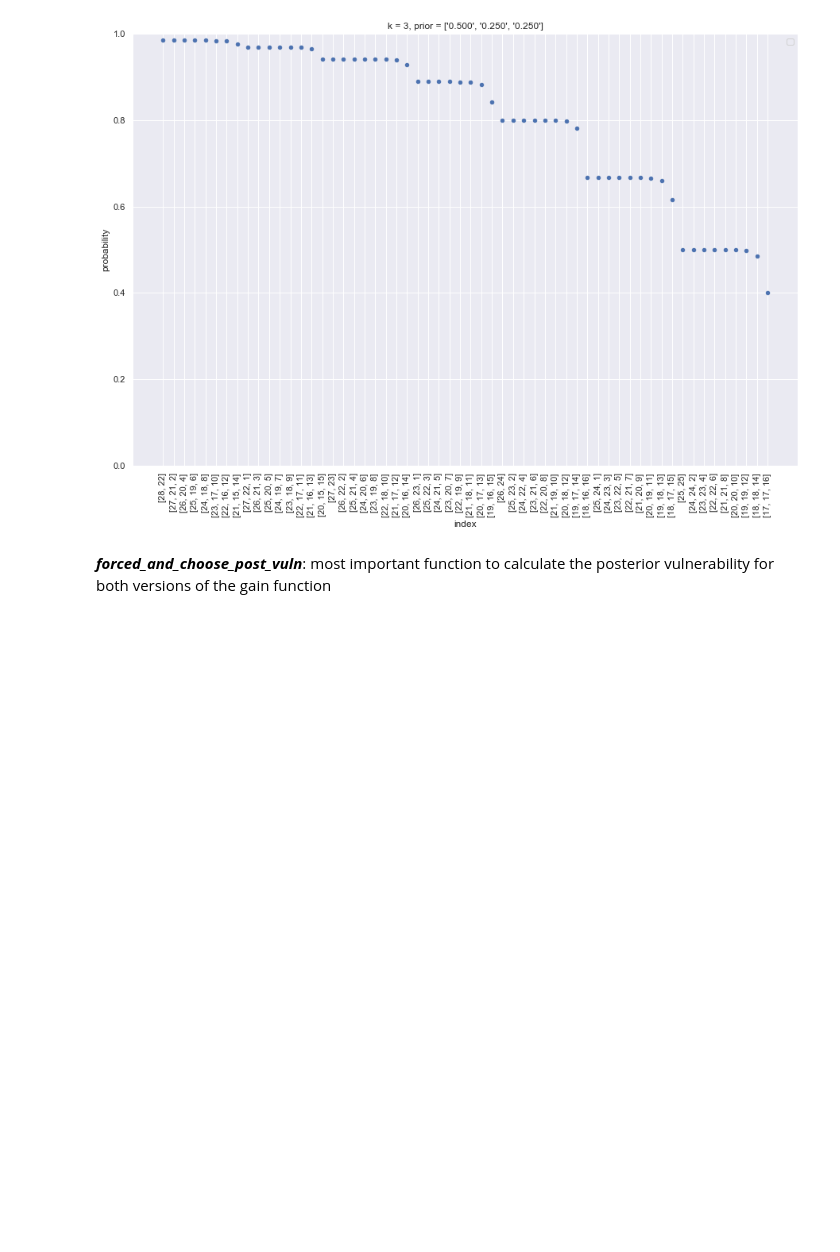
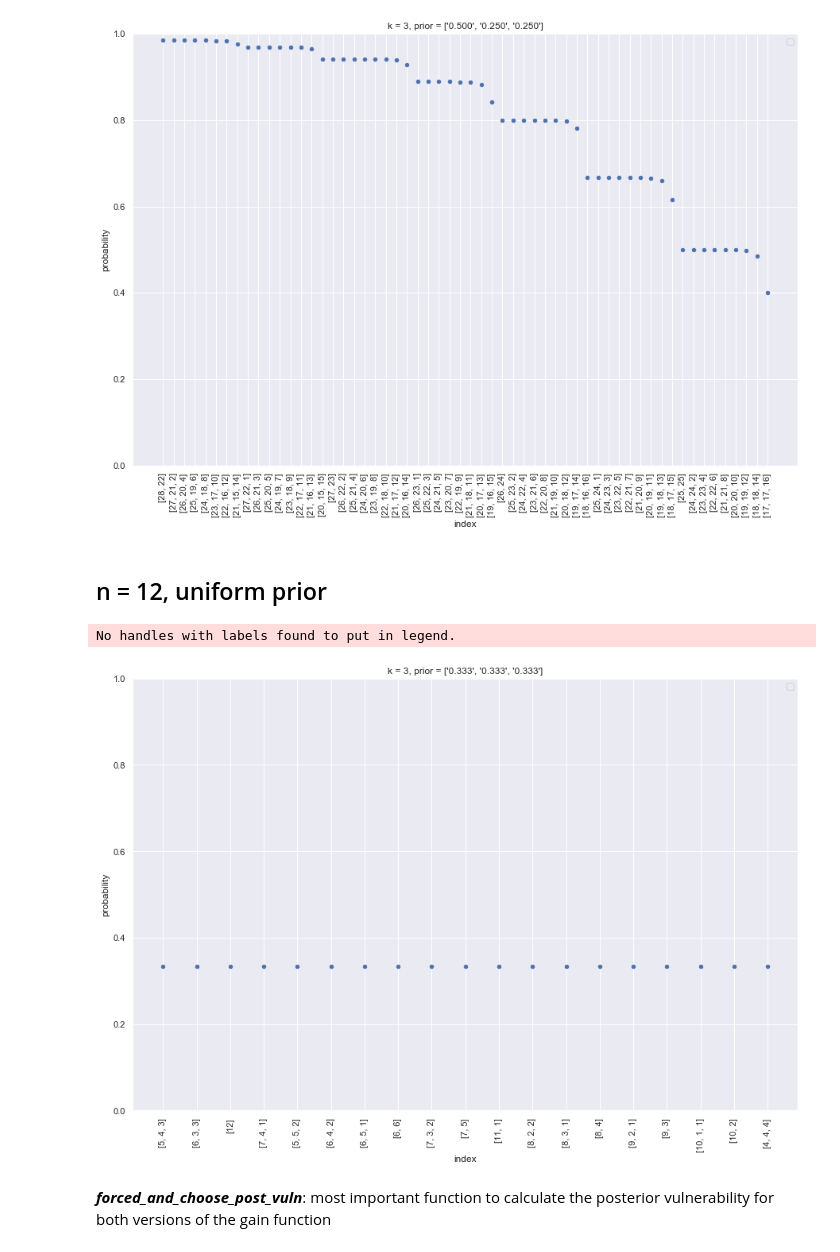
Before and after one commit to majk12/pbv, a Jupyter notebook: gain_choose.ipynb, the cells around one changed output. Saved outputs shown, nothing was run; the diff lists cells and outputs as text; code cells hidden in the pictures; blank space fills up the shorter version.

```diff
--- a/gain_choose.ipynb
+++ b/gain_choose.ipynb
@@ -454,7 +454,14 @@ def normalized_choose_post_vuln(n, k, pi): #does not return a dataframe w/every
         p_guess = {}
         num_index = calc_index_partitions(n,p) # p's number of index partitions
         df, int_list = type_3(p, pi_dict, k) # the probabilities of different types of the column
-        df_g = choices_matrix(df, int_list) # the disease:block size guesses the adversary can make
+        if k == 3:
+            df_g = choices_matrix(df, int_list) # the disease:block size guesses the adversary can make
+        elif k == 4:
+            df_g = choices_matrix_4(df, int_list)
+        elif k == 5:
+            df_g = choices_matrix_5(df, int_list)
+        else:
+            raise ValueError("k isn't 3, 4, or 5")
         norm = df_g.div(df_g.sum(axis=1), axis = 0)
         probability, block_size, disease = choose_max(norm)#posterior vuln for 1 p and best guess
         p_guess = {'partition': int_list, 'probability': probability}
@@ -527,6 +534,17 @@ graph_choose_normalized(n, k, prob, small_close_df)
 # %% [output]
 No handles with labels found to put in legend.
 [figure]
+# %% [markdown]
+## n = 12, uniform prior
+# %%
+n =12
+k = 3
+prob = [1/3, 1/3, 1/3]
+norm_uni = normalized_choose_post_vuln(n, k, prob)
+graph_choose_normalized(n, k, prob, norm_uni)
+# %% [output]
+No handles with labels found to put in legend.
+[figure, added]
 # %% [markdown]
 ***forced_and_choose_post_vuln***: most important function to calculate the posterior vulnerability for both versions of the gain function
 # %%
```
Also changed, not shown: parts of 12 cells of this notebook.
